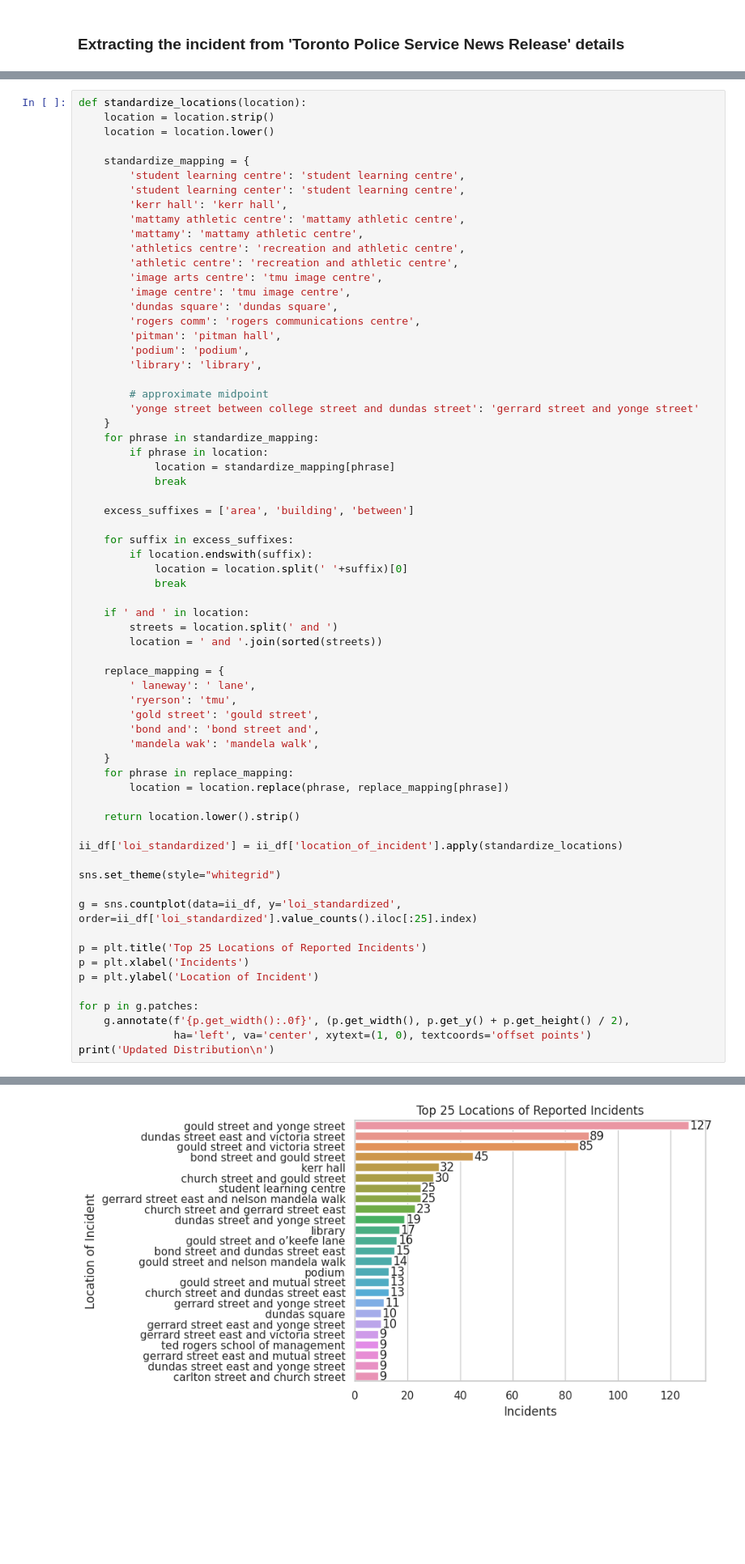
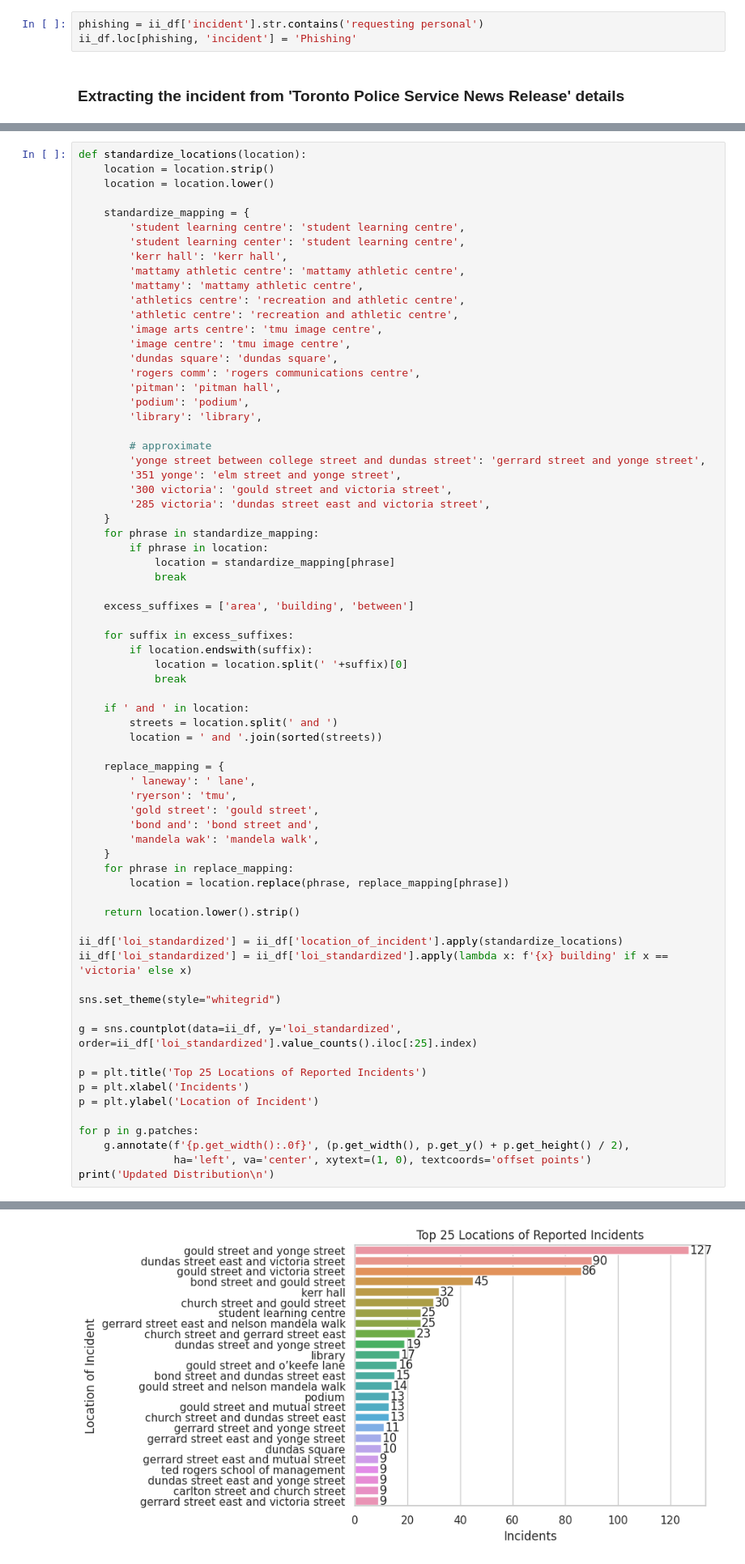
Before and after one commit to timothycho01/TMU_Security_Incidents, a Jupyter notebook: TMU_Security_Incidents.ipynb, the cells around one changed output, grey strips where cells are left out. Shown at 81% size. Cells and saved outputs as stored; diff of their text form; blank space fills up the shorter version.

```diff
--- a/TMU_Security_Incidents.ipynb
+++ b/TMU_Security_Incidents.ipynb
@@ -117,3 +119,6 @@ for p in g.patches:
+# %%
+phishing = ii_df['incident'].str.contains('requesting personal')
+ii_df.loc[phishing, 'incident'] = 'Phishing'
 # %% [markdown]
 ### Extracting the incident from 'Toronto Police Service News Release' details
 # %%
@@ -275,8 +280,11 @@ def standardize_locations(location):
         'podium': 'podium',
         'library': 'library',
 
-        # approximate midpoint
-        'yonge street between college street and dundas street': 'gerrard street and yonge street'
+        # approximate
+        'yonge street between college street and dundas street': 'gerrard street and yonge street',
+        '351 yonge': 'elm street and yonge street',
+        '300 victoria': 'gould street and victoria street',
+        '285 victoria': 'dundas street east and victoria street',
     }
     for phrase in standardize_mapping:
         if phrase in location:
@@ -295,34 +303,35 @@ def standardize_locations(location):
         location = ' and '.join(sorted(streets))
 
     replace_mapping = {
         ' laneway': ' lane',
         'ryerson': 'tmu',
         'gold street': 'gould street',
         'bond and': 'bond street and',
         'mandela wak': 'mandela walk',
     }
     for phrase in replace_mapping:
         location = location.replace(phrase, replace_mapping[phrase])
 
     return location.lower().strip()
 
 ii_df['loi_standardized'] = ii_df['location_of_incident'].apply(standardize_locations)
+ii_df['loi_standardized'] = ii_df['loi_standardized'].apply(lambda x: f'{x} building' if x == 'victoria' else x)
 
 sns.set_theme(style="whitegrid")
 
 g = sns.countplot(data=ii_df, y='loi_standardized', order=ii_df['loi_standardized'].value_counts().iloc[:25].index)
 
 p = plt.title('Top 25 Locations of Reported Incidents')
 p = plt.xlabel('Incidents')
 p = plt.ylabel('Location of Incident')
 
 for p in g.patches:
     g.annotate(f'{p.get_width():.0f}', (p.get_width(), p.get_y() + p.get_height() / 2),
                ha='left', va='center', xytext=(1, 0), textcoords='offset points')
 print('Updated Distribution\n')
 # %% [output]
 Updated Distribution
-[figure, old version]
+[figure, new version]
 # %%
 def street_name_only(street):
     words = street.split(' ')
```
Also changed, not shown: parts of 22 cells of this notebook, 4 other files.
